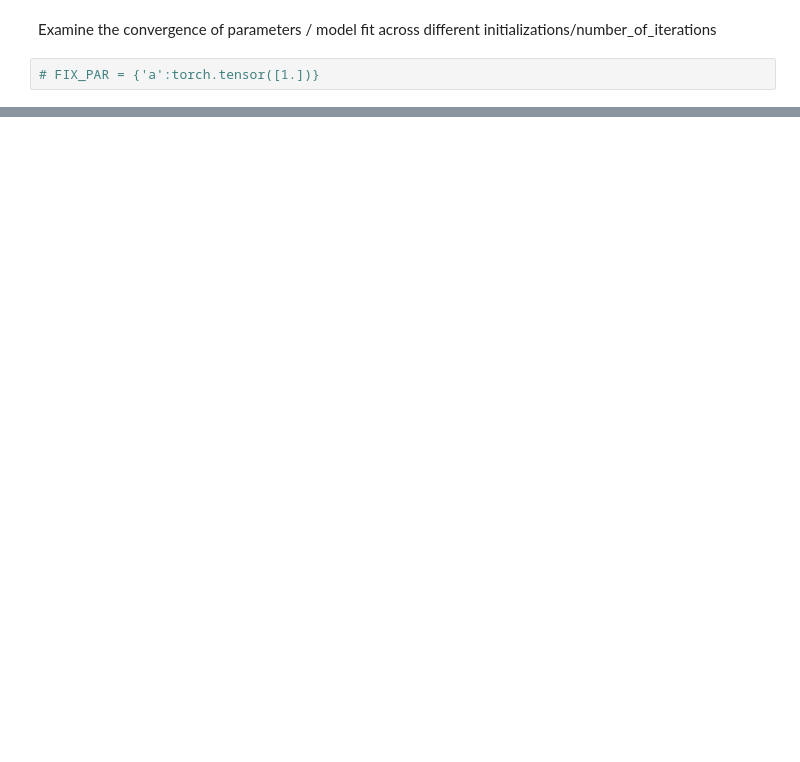
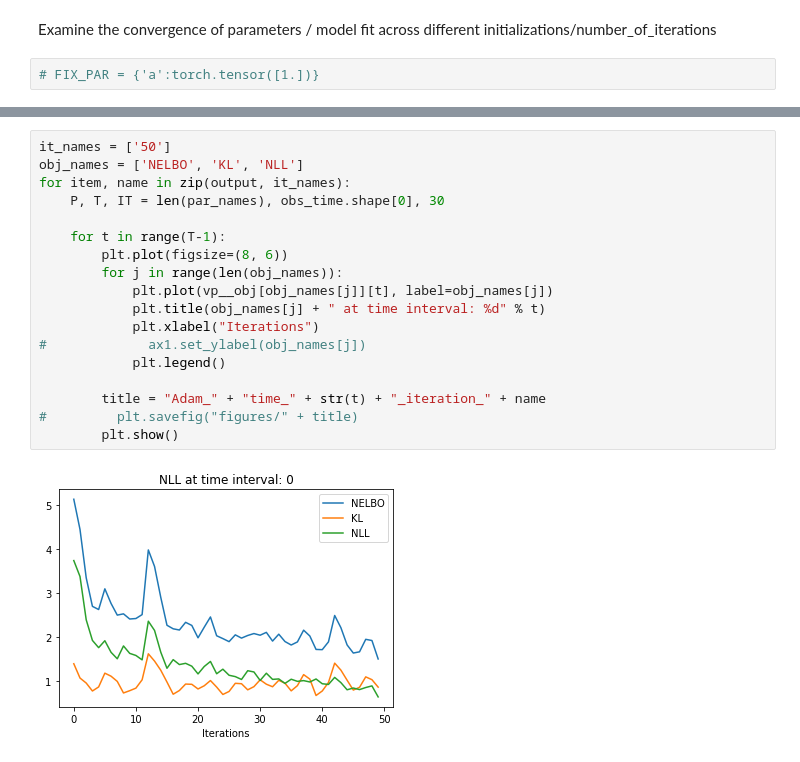
Before and after one commit to thysics/VI_SDE, a Jupyter notebook: experiment/Experiment_Adam-v1_updated.ipynb, the cells around one changed output, grey strips where cells are left out. Drawn from its saved outputs; the diff is of its cells as text; blank space fills up the shorter version.

```diff
--- a/experiment/Experiment_Adam-v1_updated.ipynb
+++ b/experiment/Experiment_Adam-v1_updated.ipynb
@@ -618,0 +598,20 @@ for item, name in zip(output, it_names):
+# %%
+it_names = ['50']
+obj_names = ['NELBO', 'KL', 'NLL']
+for item, name in zip(output, it_names):
+    P, T, IT = len(par_names), obs_time.shape[0], 30
+
+    for t in range(T-1):
+        plt.plot(figsize=(8, 6))
+        for j in range(len(obj_names)):
+            plt.plot(vp__obj[obj_names[j]][t], label=obj_names[j])
+            plt.title(obj_names[j] + " at time interval: %d" % t)
+            plt.xlabel("Iterations")
+#             ax1.set_ylabel(obj_names[j])
+            plt.legend()
+
+        title = "Adam_" + "time_" + str(t) + "_iteration_" + name
+#         plt.savefig("figures/" + title)
+        plt.show()
+# %% [output]
+[figure, added]
```
Also changed, not shown: parts of 53 cells of this notebook.
